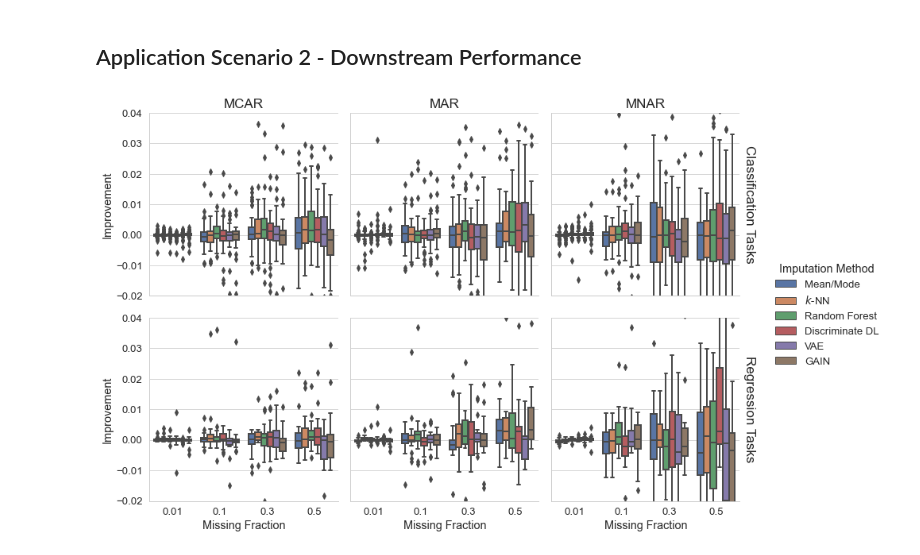
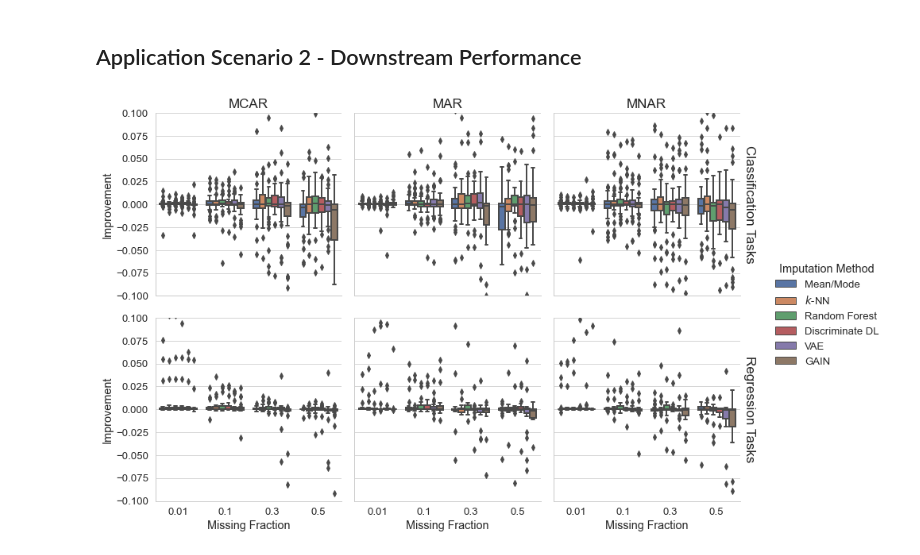
Before and after one commit to se-jaeger/data-imputation-paper, a Jupyter notebook: notebooks/results_downstream_corrupted.ipynb, the cells around one changed output. Drawn from its saved outputs; the diff is of its cells as text; code cells hidden in the pictures.

Commit message:
update plots add multirow package

```diff
--- a/notebooks/results_downstream_corrupted.ipynb
+++ b/notebooks/results_downstream_corrupted.ipynb
@@ -64,7 +63,7 @@ Wall time: 1min 48s
 # %%
 na_impute_results = results[
     (results["result_type"] == IMPUTE_RESULT_TYPE) &
-    (results["metric"].isin(["F1_macro", "MAE"]))
+    (results["metric"].isin(["F1_macro", "RMSE"]))
 ]
 na_impute_results.drop(["baseline", "corrupted", "imputed"], axis=1, inplace=True)
 na_impute_results = na_impute_results[na_impute_results.isna().any(axis=1)]
@@ -102,7 +73,7 @@ alt_base
 # %%
 downstream_results = results[
     (results["result_type"] == DOWNSTREAM_RESULT_TYPE) &
-    (results["metric"].isin(["F1_macro", "MAE"]))
+    (results["metric"].isin(["F1_macro", "RMSE"]))
 ]
 
 # remove experiments where imputation failed
@@ -117,14 +88,7 @@ downstream_results = downstream_results.merge(
 downstream_results = downstream_results[downstream_results["_merge"]=="left_only"]
 
 assert len(results["strategy"].unique()) == 1
-downstream_results.drop(["experiment", "strategy", "result_type_imp", "metric_imp", "train", "test", "train_imp", "test_imp", "_merge", "corrupted", "baseline"], axis=1, inplace=True)
-
-# join alternative baseline
-downstream_results = downstream_results.merge(
-    alt_base,
-    right_on = ["task", "pattern", "fraction", "metric"],
-    left_on = ["task", "missing_type", "missing_fraction", "metric"],
-).drop(["std"], axis=1).rename({"mean": "Baseline"}, axis=1)
+downstream_results.drop(["experiment", "strategy", "result_type_imp", "metric_imp", "train", "test", "train_imp", "test_imp", "_merge", "corrupted"], axis=1, inplace=True)
 
 downstream_results = downstream_results.rename(
     {
@@ -133,7 +97,8 @@ downstream_results = downstream_results.rename(
         "missing_type": "Missing Type",
         "missing_fraction": "Missing Fraction",
         "column": "Column",
-        "imputed": "Imputed"
+        "imputed": "Imputed",
+        "baseline": "Baseline"
     },
     axis = 1
 )
@@ -149,7 +114,7 @@ rename_imputer_dict = {
 
 rename_metric_dict = {
     "F1_macro": CLF_METRIC,
-    "MAE": REG_METRIC
+    "RMSE": REG_METRIC
 }
 
 downstream_results = downstream_results.replace(rename_imputer_dict)
@@ -224,12 +189,12 @@ downstream_results
 # %%
 draw_cat_box_plot(
     downstream_results,
     "Improvement",
-    (-0.02, 0.04),
+    (-0.1, 0.1),
     FIGURES_PATH,
     "corrupted_downstream_boxplot.eps",
     hue_order=list(rename_imputer_dict.values()),
     row_order=list(rename_metric_dict.values())
 )
 # %% [output]
-[figure, old version]
+[figure, new version]
```
Also changed, not shown: parts of 7 cells of this notebook, 4 other files.
